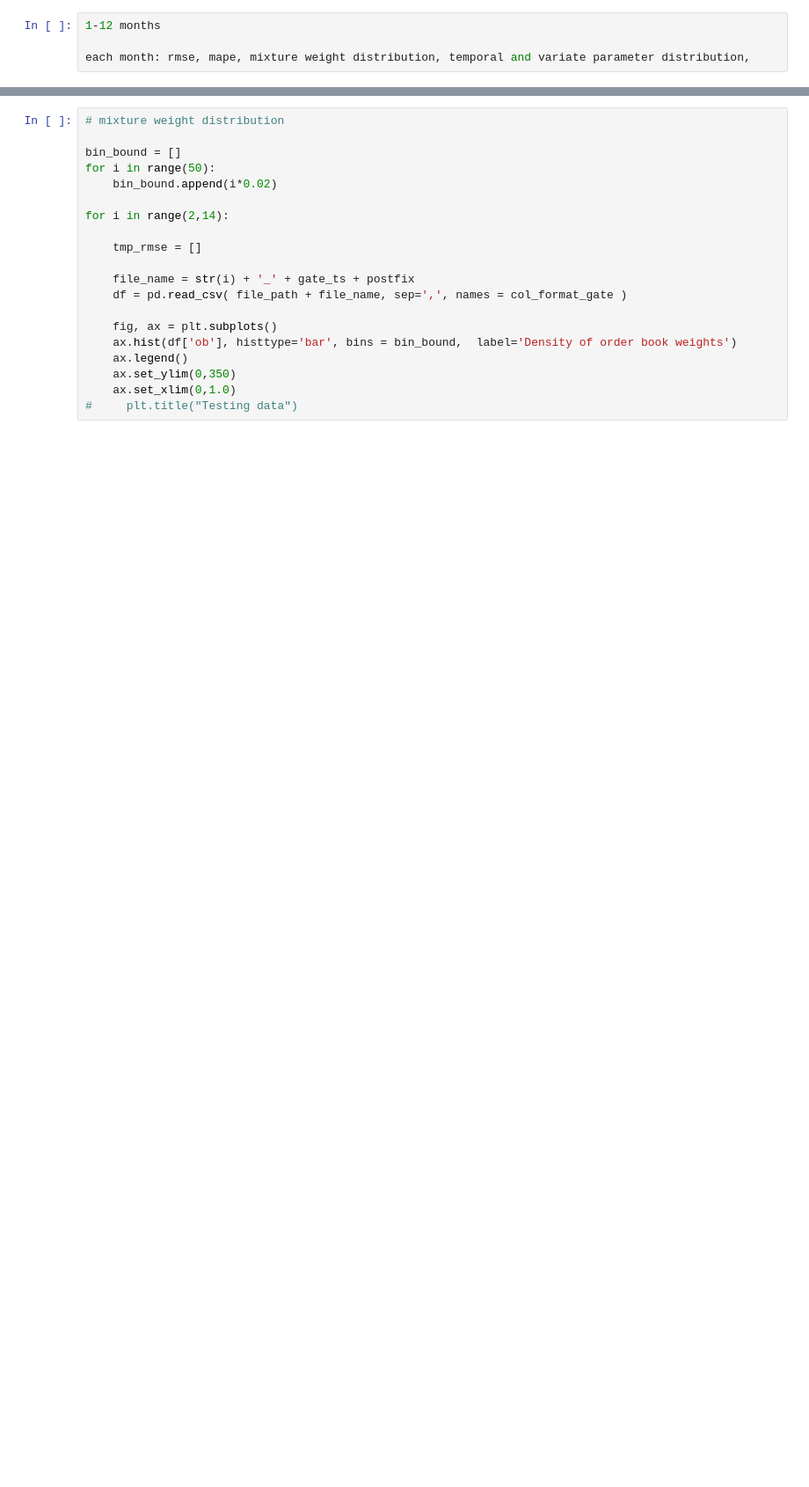
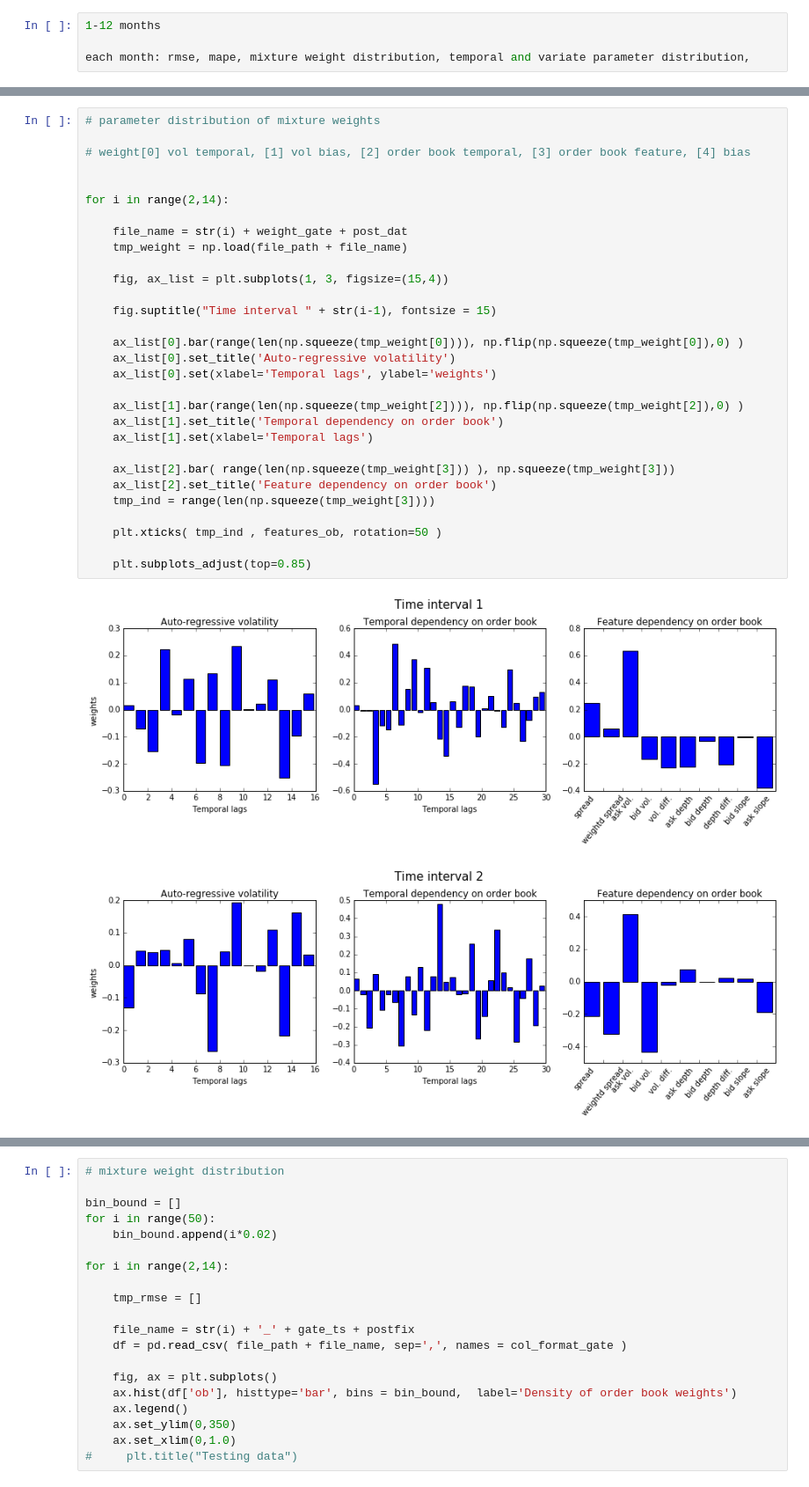
Before and after one commit to weilai0980/mixture_models_crypto, a Jupyter notebook: result_analysis.ipynb, the cells around one changed output, grey strips where cells are left out. Shown at 88% size. Drawn from its saved outputs; the diff is of its cells as text; blank space fills up the shorter version.

```diff
--- a/result_analysis.ipynb
+++ b/result_analysis.ipynb
@@ -170,0 +179,33 @@ for i in range(2,14):
+# %%
+# parameter distribution of mixture weights
+
+# weight[0] vol temporal, [1] vol bias, [2] order book temporal, [3] order book feature, [4] bias
+
+
+for i in range(2,14):
+
+    file_name = str(i) + weight_gate + post_dat
+    tmp_weight = np.load(file_path + file_name)
+
+    fig, ax_list = plt.subplots(1, 3, figsize=(15,4))
+
+    fig.suptitle("Time interval " + str(i-1), fontsize = 15)
+
+    ax_list[0].bar(range(len(np.squeeze(tmp_weight[0]))), np.flip(np.squeeze(tmp_weight[0]),0) )
+    ax_list[0].set_title('Auto-regressive volatility')
+    ax_list[0].set(xlabel='Temporal lags', ylabel='weights')
+
+    ax_list[1].bar(range(len(np.squeeze(tmp_weight[2]))), np.flip(np.squeeze(tmp_weight[2]),0) )
+    ax_list[1].set_title('Temporal dependency on order book')
+    ax_list[1].set(xlabel='Temporal lags')
+
+    ax_list[2].bar( range(len(np.squeeze(tmp_weight[3])) ), np.squeeze(tmp_weight[3]))
+    ax_list[2].set_title('Feature dependency on order book')
+    tmp_ind = range(len(np.squeeze(tmp_weight[3])))
+
+    plt.xticks( tmp_ind , features_ob, rotation=50 )
+
+    plt.subplots_adjust(top=0.85)
+# %% [output]
+[figure, added]
+[figure, added]
```
Also changed, not shown: parts of 4 cells of this notebook, 5 other files.
